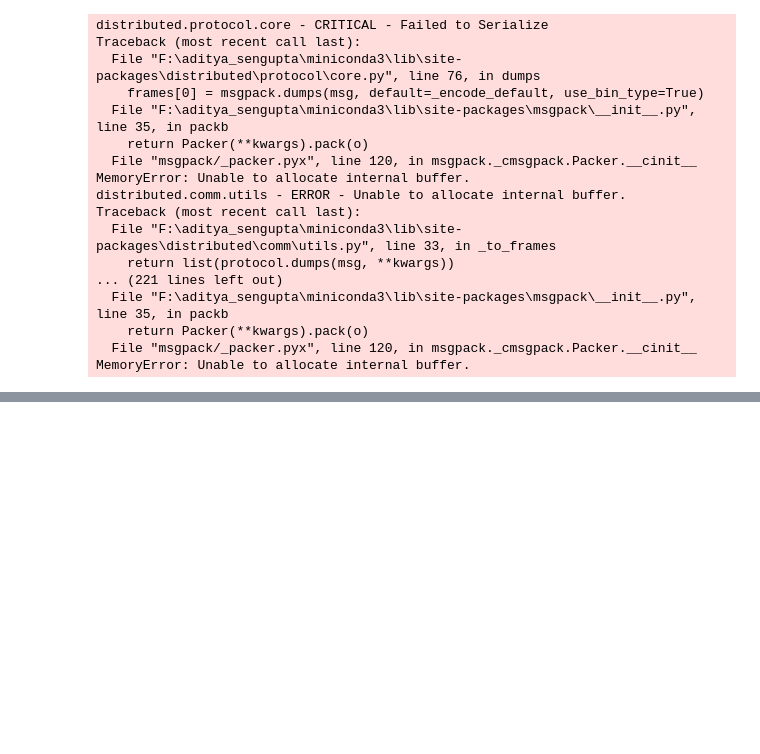
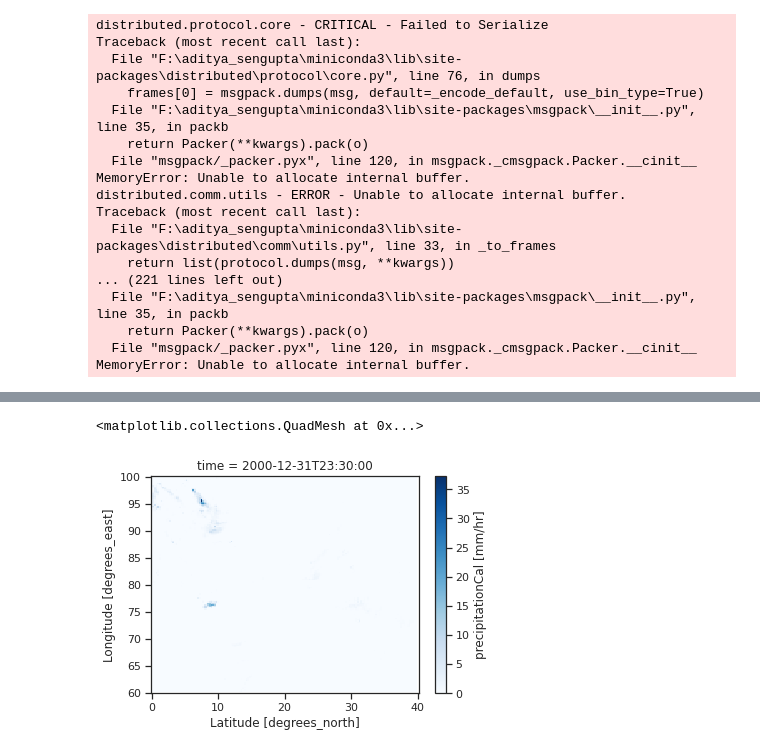
Before and after one commit to adisen99/msc_project, a Jupyter notebook: test.ipynb, the cells around one changed output, grey strips where cells are left out. Cells and saved outputs as stored; diff of their text form; code cells hidden in the pictures; blank space fills up the shorter version.

```diff
--- a/test.ipynb
+++ b/test.ipynb
@@ -133,0 +183,5 @@ MemoryError: Unable to allocate internal buffer.
+# %%
+ds2.precipitationCal.isel(time = -1).plot()
+# %% [output]
+<matplotlib.collections.QuadMesh at 0x...>
+[figure, added]
```
Also changed, not shown: parts of 6 cells of this notebook, 2 other files.
